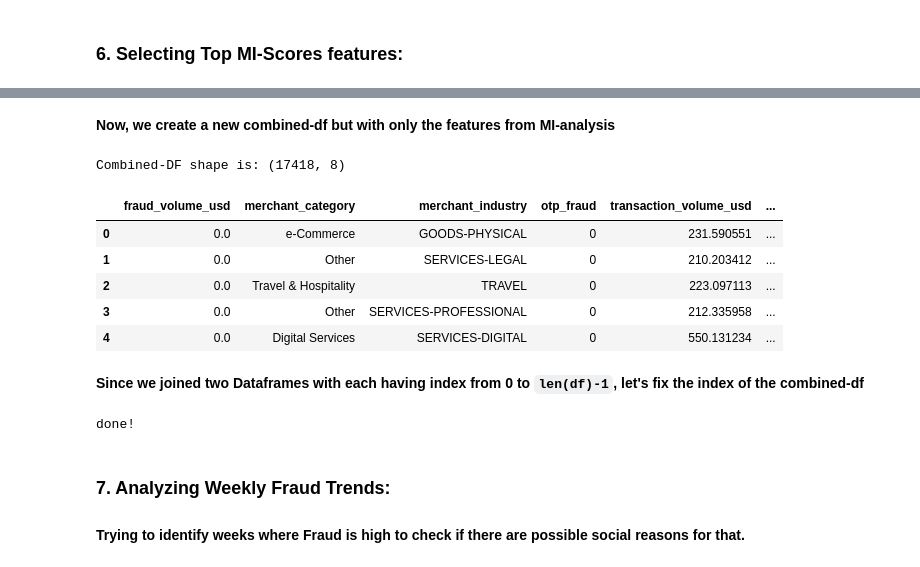
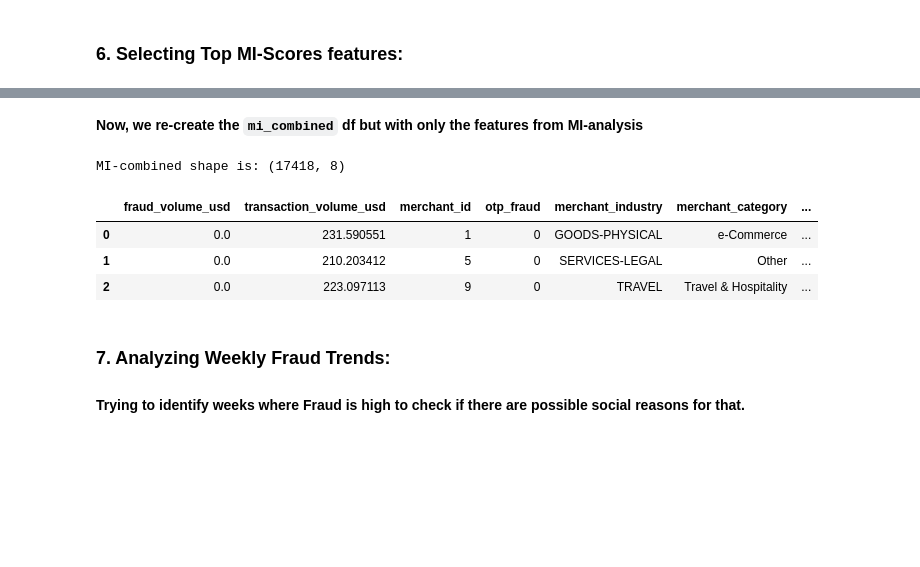
Before and after one commit to Lawrence-Krukrubo/fraud_analyst_assignment, a Jupyter notebook: fraud_analysis.ipynb, the cells around one changed output, grey strips where cells are left out. Saved outputs shown, nothing was run; the diff lists cells and outputs as text; code cells hidden in the pictures; blank space fills up the shorter version.

```diff
--- a/fraud_analysis.ipynb
+++ b/fraud_analysis.ipynb
@@ -688,7 +684,7 @@ memory usage: 1.7 MB
 # %%
 # Next, identify discrete features
 
-discrete_features = combined_df.dtypes == int
+discrete_features = mi_combined.dtypes == int
 print('done')
 # %% [output]
 done
@@ -704,7 +700,7 @@ def make_mi_scores(X, y, discreteFeatures):
 # %% [markdown]
 **Now, let's get the Mutual Info scores for the combined data**
 # %%
-mi_scores = make_mi_scores(combined_df, target, discrete_features)
+mi_scores = make_mi_scores(mi_combined, target, discrete_features)
 print('done!')
 # %% [output]
 done!
@@ -746,4 +740,4 @@ No matter what variables are selected by MI, let's make sure `transaction_week_s
 # %%
-# We'd use a threshold of 0.0018 for June based on the MI chart above.
-t = 0.0018
+# We'd use a threshold of 0.002 based on the MI chart above.
+t = 0.002
 top_mi = [ind for ind in list(mi_scores.index) if mi_scores[ind] >= t]
@@ -759,10 +744,3 @@ has_trans_date? False
-# %%
-# Add these if not
-if not has_otp_all:
-    top_mi.append('otp_all_transactions')
-if not has_trans_date:
-    top_mi.append('transaction_week_start_date')
-print('done!')
 # %%
 # Finally, append target column
 top_mi.append('fraud_count')
@@ -779,30 +757,18 @@ top_mi
  'fraud_count']
 # %% [markdown]
-**Now, we create a new combined-df but with only the features from MI-analysis**
+**Now, we re-create the `mi_combined` df but with only the features from MI-analysis**
 # %%
-combined_df = pd.concat([june_df, july_df])
+# Now select only MI-features
+mi_combined = combined_df[top_mi]
 
-# Now select only MI-features
-combined_df = combined_df[top_mi]
-
-print(f'Combined-DF shape is: {combined_df.shape}\n')
-combined_df.head()
+print(f'MI-combined shape is: {mi_combined.shape}\n')
+mi_combined.head(3)
 # %% [output]
-Combined-DF shape is: (17418, 8)
+MI-combined shape is: (17418, 8)
-|  | fraud_volume_usd | merchant_category | merchant_industry | otp_fraud | transaction_volume_usd | ... |
-| 0 | 0.0 | e-Commerce | GOODS-PHYSICAL | 0 | 231.590551 | ... |
-| 1 | 0.0 | Other | SERVICES-LEGAL | 0 | 210.203412 | ... |
-| 2 | 0.0 | Travel & Hospitality | TRAVEL | 0 | 223.097113 | ... |
-| 3 | 0.0 | Other | SERVICES-PROFESSIONAL | 0 | 212.335958 | ... |
-| 4 | 0.0 | Digital Services | SERVICES-DIGITAL | 0 | 550.131234 | ... |
+|  | fraud_volume_usd | transaction_volume_usd | merchant_id | otp_fraud | merchant_industry | merchant_category | ... |
+| 0 | 0.0 | 231.590551 | 1 | 0 | GOODS-PHYSICAL | e-Commerce | ... |
+| 1 | 0.0 | 210.203412 | 5 | 0 | SERVICES-LEGAL | Other | ... |
+| 2 | 0.0 | 223.097113 | 9 | 0 | TRAVEL | Travel & Hospitality | ... |
-# %% [markdown]
-**Since we joined two Dataframes with each having index from 0 to `len(df)-1`, let's fix the index of the combined-df**
-# %%
-new_index = list(range(len(combined_df)))
-combined_df.index = new_index
-print('done!')
-# %% [output]
-done!
 # %% [markdown]
 ### 7. Analyzing Weekly Fraud Trends:
 #### Trying to identify weeks where Fraud is high to check if there are possible social reasons for that.
```
Also changed, not shown: parts of 42 cells of this notebook.
